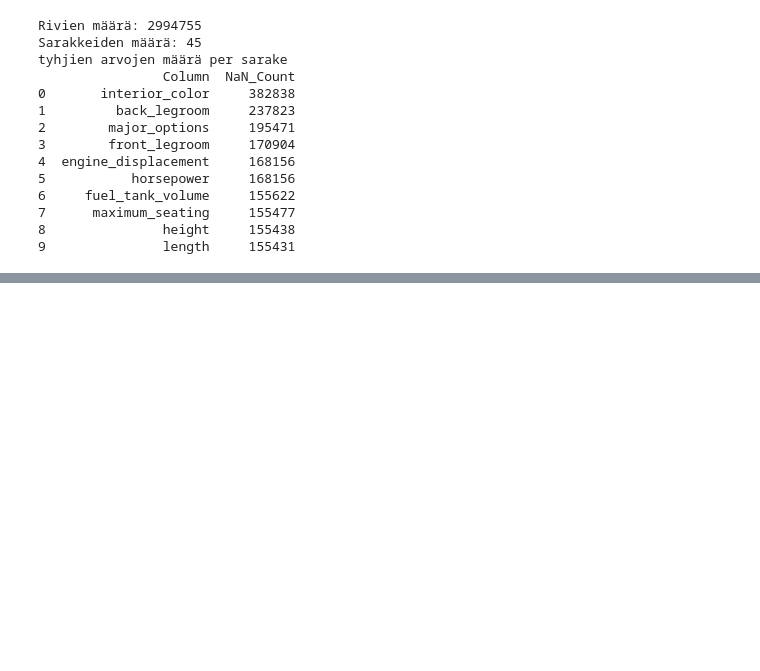
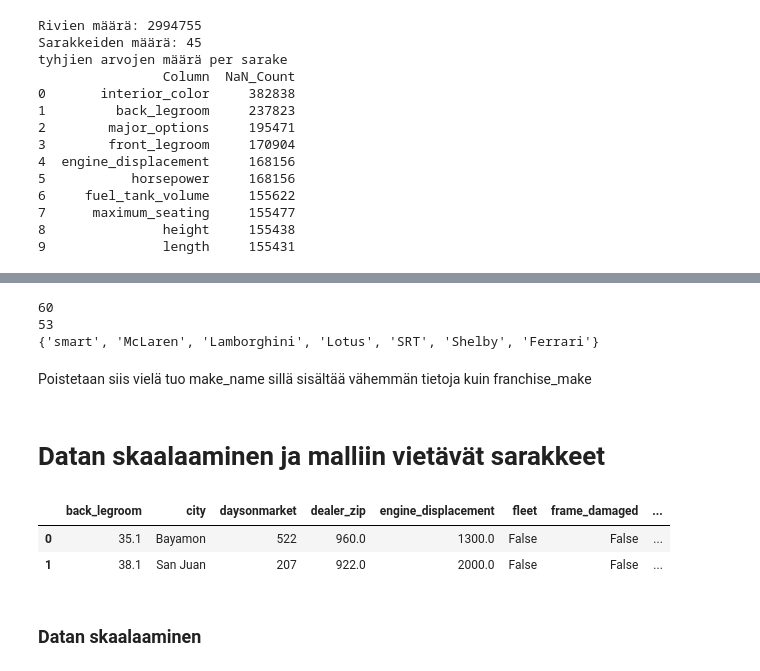
Before and after one commit to JermuSo/aida_project_group1, a Jupyter notebook: docs/Phase 3/phase_3_results.ipynb, the cells around one changed output, grey strips where cells are left out. Saved outputs shown, nothing was run; the diff lists cells and outputs as text; code cells hidden in the pictures; blank space fills up the shorter version.

```diff
--- a/docs/Phase 3/phase_3_results.ipynb
+++ b/docs/Phase 3/phase_3_results.ipynb
@@ -543,0 +632,45 @@ Index(['back_legroom', 'body_type', 'city', 'daysonmarket', 'dealer_zip',
+# %%
+print(len(cleaned_df2['franchise_make'].unique()))
+print(len(cleaned_df2['make_name'].unique()))
+list1 = cleaned_df2['franchise_make'].unique()
+list2 = cleaned_df2['make_name'].unique()
+
+unique_to_list1 = set(list1) - set(list2)
+print(unique_to_list1)
+# %% [output]
+60
+53
+{'smart', 'McLaren', 'Lamborghini', 'Lotus', 'SRT', 'Shelby', 'Ferrari'}
+# %% [markdown]
+Poistetaan siis vielä tuo make_name sillä sisältää vähemmän tietoja kuin franchise_make
+# %% [markdown]
+# Datan skaalaaminen ja malliin vietävät sarakkeet
+# %%
+from sklearn.preprocessing import LabelEncoder
+
+fuel_type_encoder = LabelEncoder()
+make_encoder = LabelEncoder()
+city_encoder = LabelEncoder()
+model_encoder = LabelEncoder()
+
+#enkoodataan, niin monta saraketta
+cleaned_df2['fuel_type_encoded'] = city_encoder.fit_transform(cleaned_df2['fuel_type'])
+cleaned_df2['make_encoded'] = make_encoder.fit_transform(cleaned_df2['franchise_make'])
+cleaned_df2['city_encoded'] = city_encoder.fit_transform(cleaned_df2['city'])
+cleaned_df2['model_encoded'] = model_encoder.fit_transform(cleaned_df2['model_name'])
+# %%
+# sarakkeet jota jätetään pois mallintamisen vaiheessa, tekstipohjaiset visuaalisaation jälkeen poistettava
+
+pudotettavat = ['listing_color', 'make_name']
+enkoodatut = ['fuel_type', 'franchise_make', 'city', 'model_name'] #jatkon kannalta talteen
+
+cleaned_df2.drop(columns=pudotettavat, inplace=True)
+
+final_df = cleaned_df2
+final_df.head(2)
+# %% [output]
+|  | back_legroom | city | daysonmarket | dealer_zip | engine_displacement | fleet | frame_damaged | ... |
+| 0 | 35.1 | Bayamon | 522 | 960.0 | 1300.0 | False | False | ... |
+| 1 | 38.1 | San Juan | 207 | 922.0 | 2000.0 | False | False | ... |
+# %% [markdown]
+### Datan skaalaaminen
```
Also changed, not shown: parts of 11 cells of this notebook.
